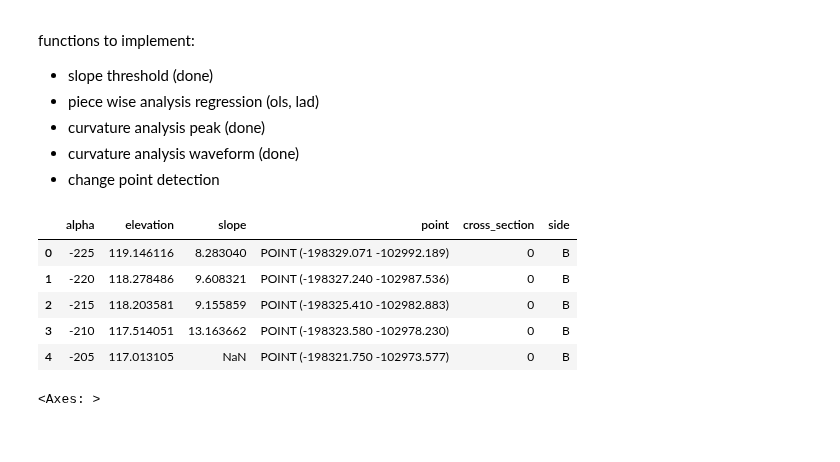
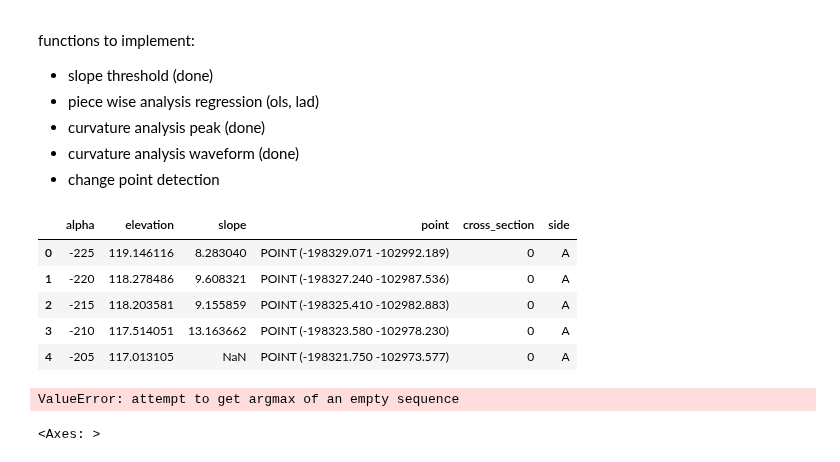
Before and after one commit to avkoehl/valleys, a Jupyter notebook: notebooks/signal_processing.ipynb, the cells around one changed output. Saved outputs shown, nothing was run; the diff lists cells and outputs as text; code cells hidden in the pictures.

```diff
--- a/notebooks/signal_processing.ipynb
+++ b/notebooks/signal_processing.ipynb
@@ -91,7 +92,7 @@ def get_break_point_slope(half_profile, slope_threshold=20):
         return np.argmax(threshold)
 
 def _polygonize_raster_bounds(raster):
-    exists = hand.where(np.isnan(raster), 1)
+    exists = raster.where(np.isnan(raster), 1)
 
     exists.rio.to_raster("temp.tif", dtype="float32")
 
@@ -128,6 +129,12 @@ def _get_side_polygons(raster, linestring):
     polygon = _polygonize_raster_bounds(raster)
     linestring = _preprocess_linestring(polygon, linestring)
     splits = shapely.ops.split(polygon, linestring)
+    if len(splits.geoms) > 2:
+        geometry_sequence = splits.geoms
+        areas = [geometry.area for geometry in geometry_sequence]
+        indices_of_largest_areas = sorted(range(len(areas)), key=lambda k: areas[k], reverse=True)[:2]
+        largest_geometries = [geometry_sequence[i] for i in indices_of_largest_areas]
+        return largest_geometries[0], largest_geometries[1]
     side_a = splits.geoms[0]
     side_b = splits.geoms[1]
     return side_a, side_b
@@ -143,34 +150,35 @@ def assign_side(df, raster, linestring):
 # %%
 # load example signals (elevation and slope profiles)
 hand = rioxarray.open_rasterio("../toy_data/11_hand.tif").squeeze()
 hand = hand.where(hand != -32768, np.nan)
 
 dem = rioxarray.open_rasterio("../toy_data/11_dem.tif").squeeze()
 dem = dem.where(dem != -32768, np.nan)
 
-slope = xrspatial.slope(dem)
+curv = rioxarray.open_rasterio("../toy_data/11_profile_curvature.tif").squeeze()
+curv = curv.where(curv != -32768, np.nan)
 
 flowline = gpd.read_file("../toy_data/11_streamline.shp")
 flowline = flowline['geometry'].iloc[0]
 
 points = pd.read_csv("../toy_data/11_cross_sections.csv", index_col=0)
-points['point'] = points['point'].apply(loads)
+points['point'] = points['point'].apply(wkt.loads)
 points = gpd.GeoDataFrame(points, geometry='point', crs=3310)
 
 points = points.loc[np.isfinite(points['elevation'])]
 points = points.drop_duplicates()
 
 points = fix_alphas(points)
 points = assign_side(points, hand, flowline)
 
 points.head()
 # %% [output]
 |  | alpha | elevation | slope | point | cross_section | side |
-| 0 | -225 | 119.146116 | 8.283040 | POINT (-198329.071 -102992.189) | 0 | B |
-| 1 | -220 | 118.278486 | 9.608321 | POINT (-198327.240 -102987.536) | 0 | B |
-| 2 | -215 | 118.203581 | 9.155859 | POINT (-198325.410 -102982.883) | 0 | B |
-| 3 | -210 | 117.514051 | 13.163662 | POINT (-198323.580 -102978.230) | 0 | B |
-| 4 | -205 | 117.013105 | NaN | POINT (-198321.750 -102973.577) | 0 | B |
+| 0 | -225 | 119.146116 | 8.283040 | POINT (-198329.071 -102992.189) | 0 | A |
+| 1 | -220 | 118.278486 | 9.608321 | POINT (-198327.240 -102987.536) | 0 | A |
+| 2 | -215 | 118.203581 | 9.155859 | POINT (-198325.410 -102982.883) | 0 | A |
+| 3 | -210 | 117.514051 | 13.163662 | POINT (-198323.580 -102978.230) | 0 | A |
+| 4 | -205 | 117.013105 | NaN | POINT (-198321.750 -102973.577) | 0 | A |
 # %%
 As = []
 Bs = []
@@ -191,6 +199,8 @@ for i in points['cross_section'].unique():
 
     As.append(a_point)
     Bs.append(b_point)
+# %% [output]
+ValueError: attempt to get argmax of an empty sequence
 # %%
 As = gpd.GeoDataFrame(geometry=As, crs=3310)
 Bs = gpd.GeoDataFrame(geometry=Bs, crs=3310)
```
Also changed, not shown: parts of 13 cells of this notebook.
